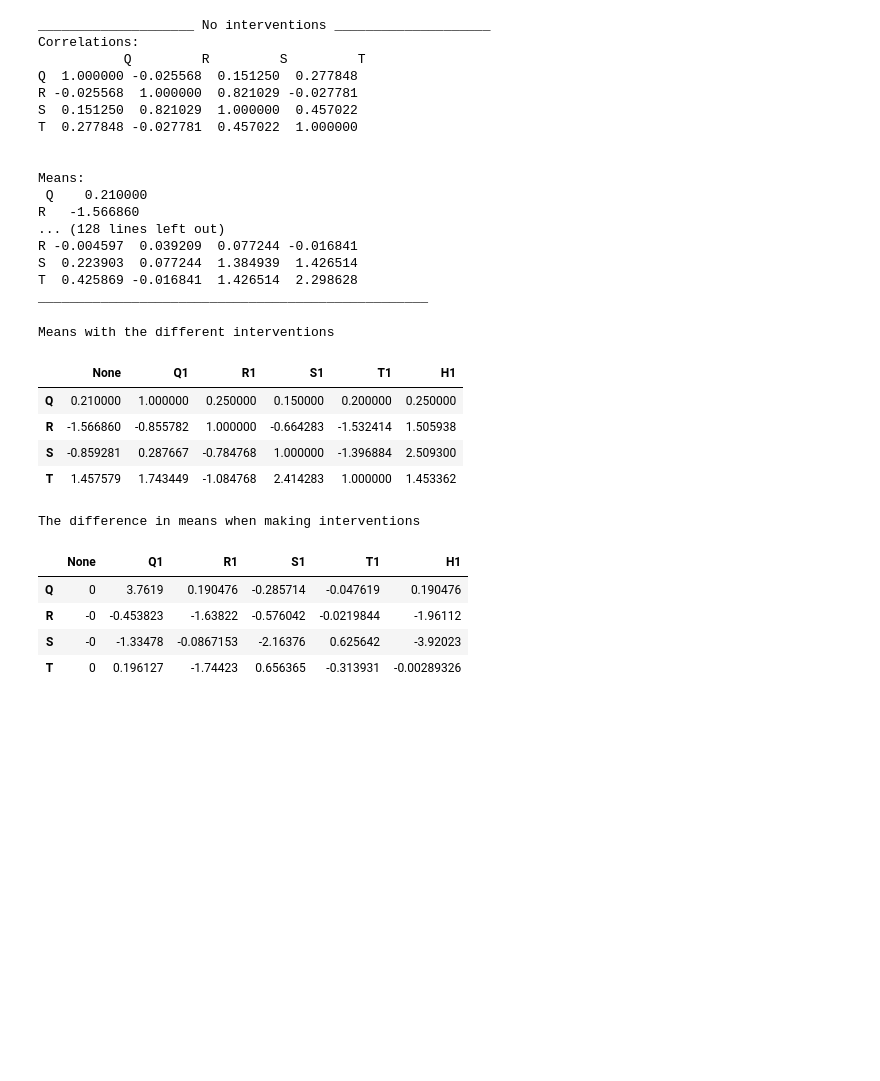
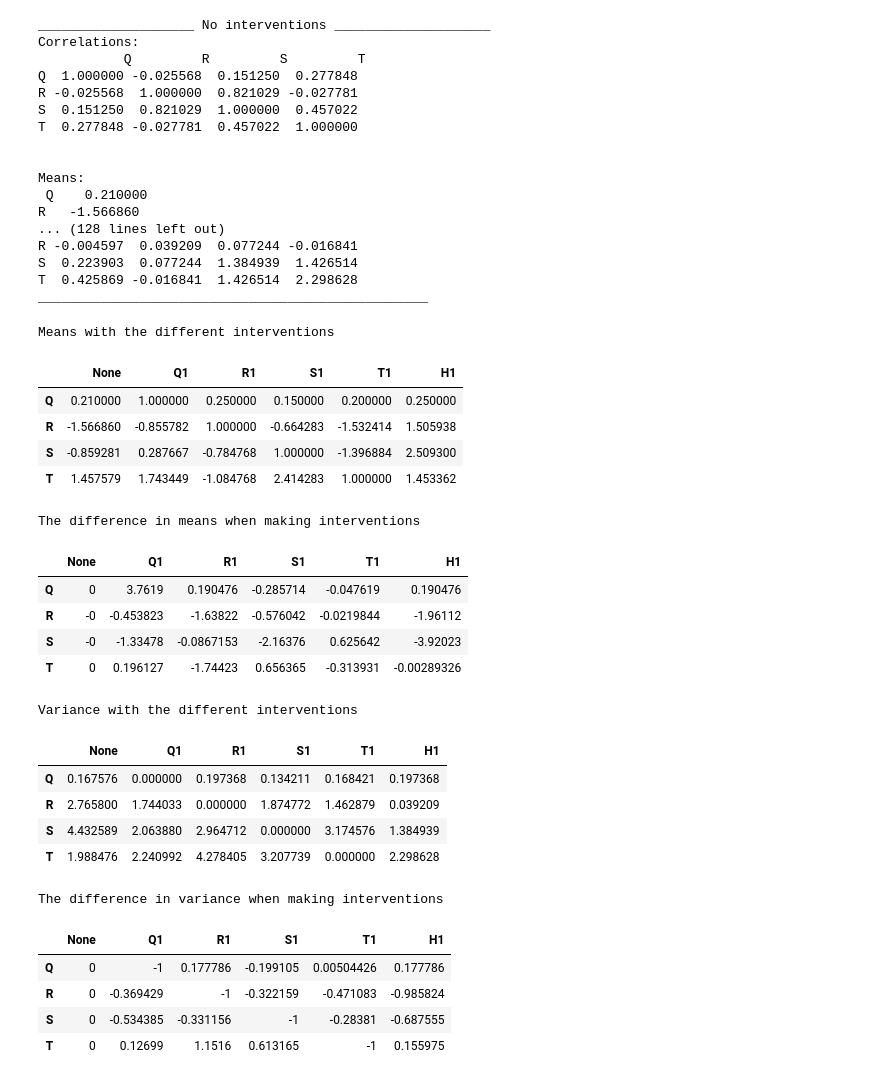
Before and after one commit to The-very-most-awesome-team-of-cool-kids/02463_Causality, a Jupyter notebook: Test project.ipynb, the cells around one changed output. Saved outputs shown, nothing was run; the diff lists cells and outputs as text; code cells hidden in the pictures; blank space fills up the shorter version.

Commit message:
real data

```diff
--- a/Test project.ipynb
+++ b/Test project.ipynb
@@ -256,30 +256,63 @@ r1_means = data_r1.mean()
 s1_means = data_s1.mean()
 t1_means = data_t1.mean()
 h1_means = data_h1.mean()
 
 means = pd.DataFrame(list(zip(no_means, q1_means, r1_means, s1_means, t1_means, h1_means)),
              columns = ["None", "Q1", "R1", "S1", "T1", "H1"], index = ["Q", "R", "S", "T"])
 
 
 print("\033[1mMeans with the different interventions\033[0m")
 display(means)
 
 mean_diff = means.sub(means["None"], axis = 0).divide(means["None"], axis = 0)
 diff_bound = .5
 
 print("\n\033[1mThe difference in means when making interventions\033[0m")
 mean_diff = mean_diff.style.applymap(lambda x: 'background-color : yellow' if abs(x)>diff_bound else '')
 display(mean_diff)
+
+no_var = data_none.var()
+q1_var = data_q1.var()
+r1_var = data_r1.var()
+s1_var = data_s1.var()
+t1_var = data_t1.var()
+h1_var = data_h1.var()
+
+
+var = pd.DataFrame(list(zip(no_var, q1_var, r1_var, s1_var, t1_var, h1_var)),
+             columns = ["None", "Q1", "R1", "S1", "T1", "H1"], index = ["Q", "R", "S", "T"])
+
+print("\033[1mVariance with the different interventions\033[0m")
+display(var)
+
+var_diff = var.sub(var["None"], axis = 0).divide(var["None"], axis = 0)
+diff_bound = .5
+
+print("\n\033[1mThe difference in variance when making interventions\033[0m")
+var_diff = var_diff.style.applymap(lambda x: 'background-color : yellow' if abs(x)>diff_bound else '')
+display(var_diff)
 # %% [output]
 Means with the different interventions
 |  | None | Q1 | R1 | S1 | T1 | H1 |
 | Q | 0.210000 | 1.000000 | 0.250000 | 0.150000 | 0.200000 | 0.250000 |
 | R | -1.566860 | -0.855782 | 1.000000 | -0.664283 | -1.532414 | 1.505938 |
 | S | -0.859281 | 0.287667 | -0.784768 | 1.000000 | -1.396884 | 2.509300 |
 | T | 1.457579 | 1.743449 | -1.084768 | 2.414283 | 1.000000 | 1.453362 |
 The difference in means when making interventions
 |  | None | Q1 | R1 | S1 | T1 | H1 |
 | Q | 0 | 3.7619 | 0.190476 | -0.285714 | -0.047619 | 0.190476 |
 | R | -0 | -0.453823 | -1.63822 | -0.576042 | -0.0219844 | -1.96112 |
 | S | -0 | -1.33478 | -0.0867153 | -2.16376 | 0.625642 | -3.92023 |
 | T | 0 | 0.196127 | -1.74423 | 0.656365 | -0.313931 | -0.00289326 |
+Variance with the different interventions
+|  | None | Q1 | R1 | S1 | T1 | H1 |
+| Q | 0.167576 | 0.000000 | 0.197368 | 0.134211 | 0.168421 | 0.197368 |
+| R | 2.765800 | 1.744033 | 0.000000 | 1.874772 | 1.462879 | 0.039209 |
+| S | 4.432589 | 2.063880 | 2.964712 | 0.000000 | 3.174576 | 1.384939 |
+| T | 1.988476 | 2.240992 | 4.278405 | 3.207739 | 0.000000 | 2.298628 |
+The difference in variance when making interventions
+|  | None | Q1 | R1 | S1 | T1 | H1 |
+| Q | 0 | -1 | 0.177786 | -0.199105 | 0.00504426 | 0.177786 |
+| R | 0 | -0.369429 | -1 | -0.322159 | -0.471083 | -0.985824 |
+| S | 0 | -0.534385 | -0.331156 | -1 | -0.28381 | -0.687555 |
+| T | 0 | 0.12699 | 1.1516 | 0.613165 | -1 | 0.155975 |
```
Also changed, not shown: 8 other files.
